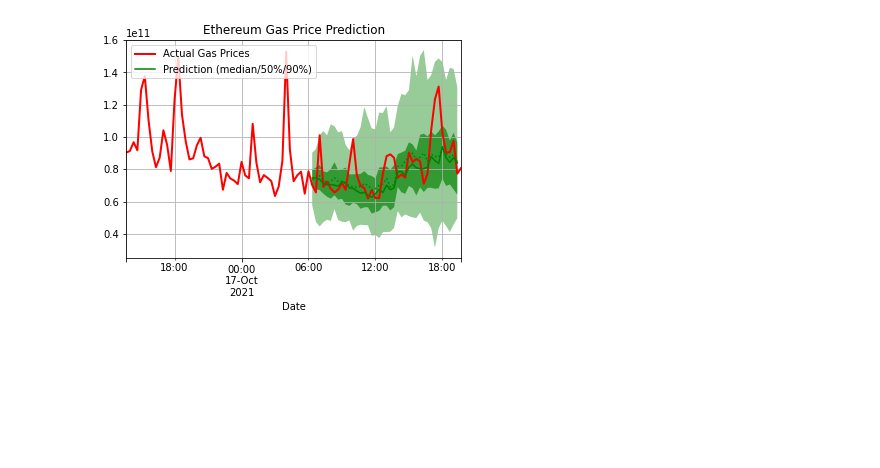
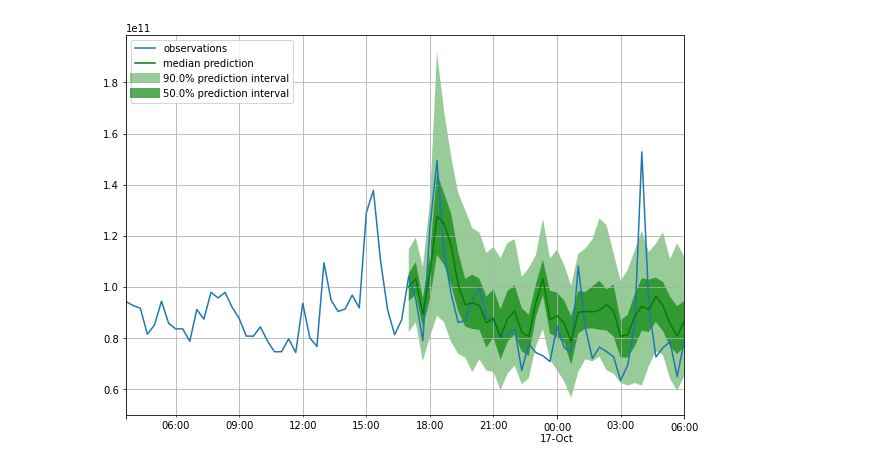
Before and after one commit to andrasfe/ethgas, a Jupyter notebook: deepar_eth_gas.ipynb, the cells around one changed output. Cells and saved outputs as stored; diff of their text form; code cells hidden in the pictures; blank space fills up the shorter version.

```diff
--- a/deepar_eth_gas.ipynb
+++ b/deepar_eth_gas.ipynb
@@ -119,4 +127,6 @@ training_data = ListDataset(
     }],
     freq = FREQ
 )
+# %%
+feature_cnt = len(features) if ENABLE_FEATURES else 0
 # %%
@@ -175,15 +165,0 @@ pred = pd.DataFrame(forecast.mean)
-# %%
-image = "pred_{}_{}_{}_{}.jpg".format(target_date, DELTA, AGG, len(features))
-real_pre = to_pandas(test_entry)
-start = real_pre.index[-50]
-end = start + timedelta(minutes=(50 + DELTA)*AGG)
-valid_ds = deep_ds[start:end]
-valid_ds.plot(linewidth=2, color='r', label='Actual Gas Prices')
-forecast.plot(color='g', prediction_intervals=[50.0, 90.0], show_mean=True, label='Predicted')
-plt.grid(which='both')
-plt.title('Ethereum Gas Price Prediction')
-plt.legend(["Actual Gas Prices", "Prediction (median/50%/90%)"], loc="upper left")
-plt.savefig(image, dpi=150, bbox_inches='tight')
-plt.show()
-# %% [output]
-[figure, removed]
@@ -205,0 +166,41 @@ with open(csv_file, 'w') as writer:
+# %%
+end_date = datetime.combine(date(2021, 10, 17), time(6,0))
+start_date = end_date - timedelta(10*AGG*DELTA)
+test_ds = test_ds[start_date:end_date]['Price']
+dyn_features = [feature[start_date:end_date] for feature in test_features]
+# %%
+test_data = ListDataset(
+    [{"start": test_ds.index[0], "target": test_ds
+    ,'feat_dynamic_real': dyn_features
+    }],
+    freq = FREQ
+)
+# %%
+forecast_it, ts_it = make_evaluation_predictions(
+    dataset=test_data,  # test dataset
+    predictor=predictor,  # predictor
+    num_samples=100,  # number of sample paths we want for evaluation
+)
+
+forecasts = list(forecast_it)
+tss = list(ts_it)
+# %%
+image_file = "pred_{}_{}_{}_{}.jpg".format(end_date, DELTA, AGG, feature_cnt)
+
+def plot_prob_forecasts(ts_entry, forecast_entry, image_file):
+    plot_length = 80
+    prediction_intervals = (50.0, 90.0)
+    legend = ["observations", "median prediction"] + [f"{k}% prediction interval" for k in prediction_intervals][::-1]
+
+    fig, ax = plt.subplots(1, 1, figsize=(10, 7))
+    ts_entry[-plot_length:].plot(ax=ax)  # plot the time series
+    forecast_entry.plot(prediction_intervals=prediction_intervals, color='g')
+    plt.grid(which="both")
+    plt.legend(legend, loc="upper left")
+    plt.savefig(image_file, dpi=150, bbox_inches='tight')
+    plt.show()
+
+
+plot_prob_forecasts(tss[0], forecasts[0], image_file)
+# %% [output]
+[figure, added]
```
Also changed, not shown: parts of 15 cells of this notebook.
